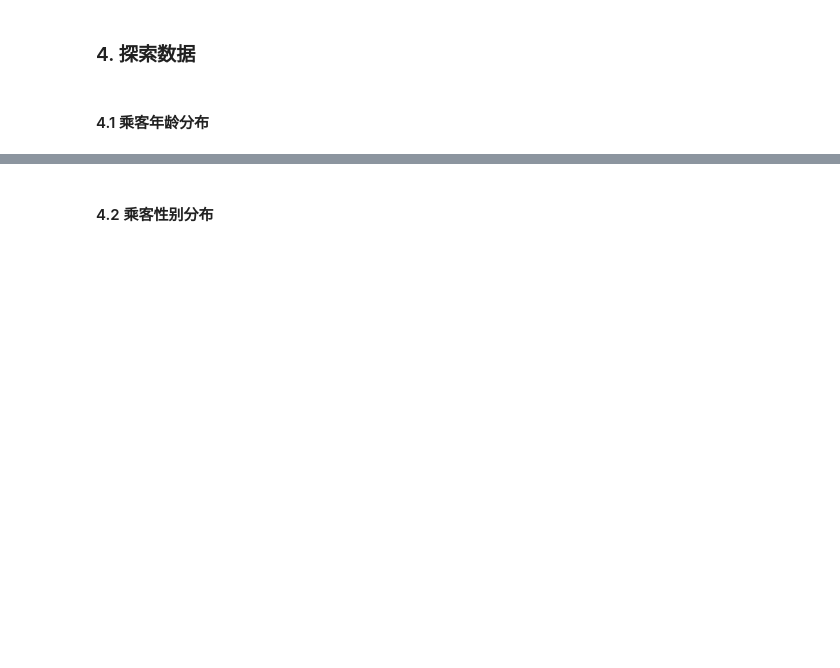
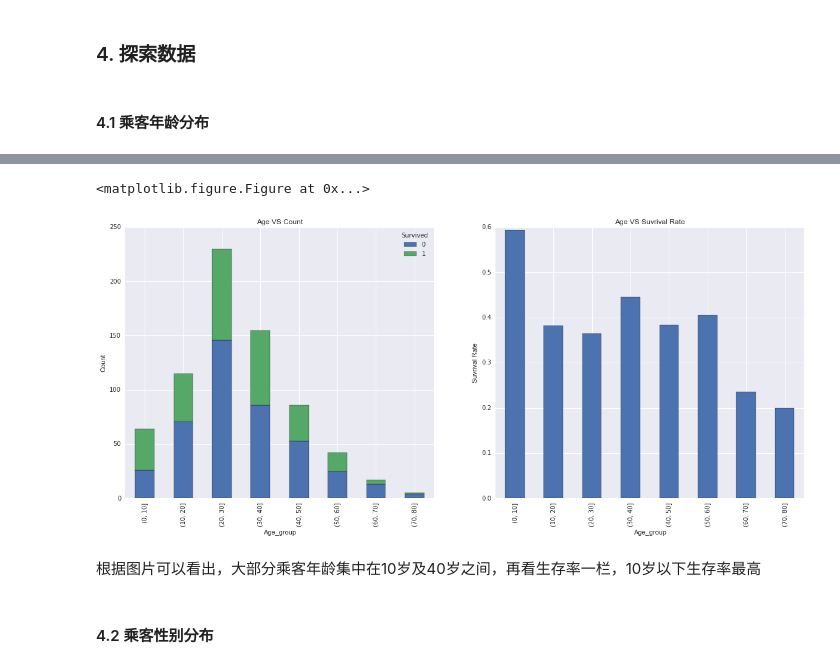
Before and after one commit to adamofatom/Project02_Titanic, a Jupyter notebook: Project02_Titanic.ipynb, the cells around one changed output, grey strips where cells are left out. Saved outputs shown, nothing was run; the diff lists cells and outputs as text; code cells hidden in the pictures; blank space fills up the shorter version.

```diff
--- a/Project02_Titanic.ipynb
+++ b/Project02_Titanic.ipynb
@@ -101,0 +78,4 @@ g_age.map(sns.kdeplot,'Age',shade=True)
+# %%
+bins = np.arange(0, 90, 10)
+df['Age_group'] = pd.cut(df['Age'], bins)
+df.groupby(df['Age_group'])['PassengerId'].count()
@@ -102,3 +93,19 @@ g_age.map(sns.kdeplot,'Age',shade=True)
+# %%
+plt.figure(figsize=(12,5))
+f, (ax1, ax2) = plt.subplots(1, 2)
+f.set_size_inches((20, 8))
+df.groupby(['Age_group', 'Survived'])['PassengerId'].count().unstack().plot(kind='bar',ax=ax1, stacked=True)
+ax1.set_title('Age VS Count')
+ax1.set_ylabel('Count')
+df.groupby(['Age_group'])['Survived'].mean().plot(kind='bar',ax=ax2)
+ax2.set_title('Age VS Suvrival Rate')
+ax2.set_ylabel('Suvrival Rate')
+plt.show()
+# %% [output]
+<matplotlib.figure.Figure at 0x...>
+[figure, added]
+# %% [markdown]
+根据图片可以看出，大部分乘客年龄集中在10岁及40岁之间，再看生存率一栏，10岁以下生存率最高
 # %% [markdown]
 #### 4.2 乘客性别分布
 # %%
```
Also changed, not shown: parts of 15 cells of this notebook.
